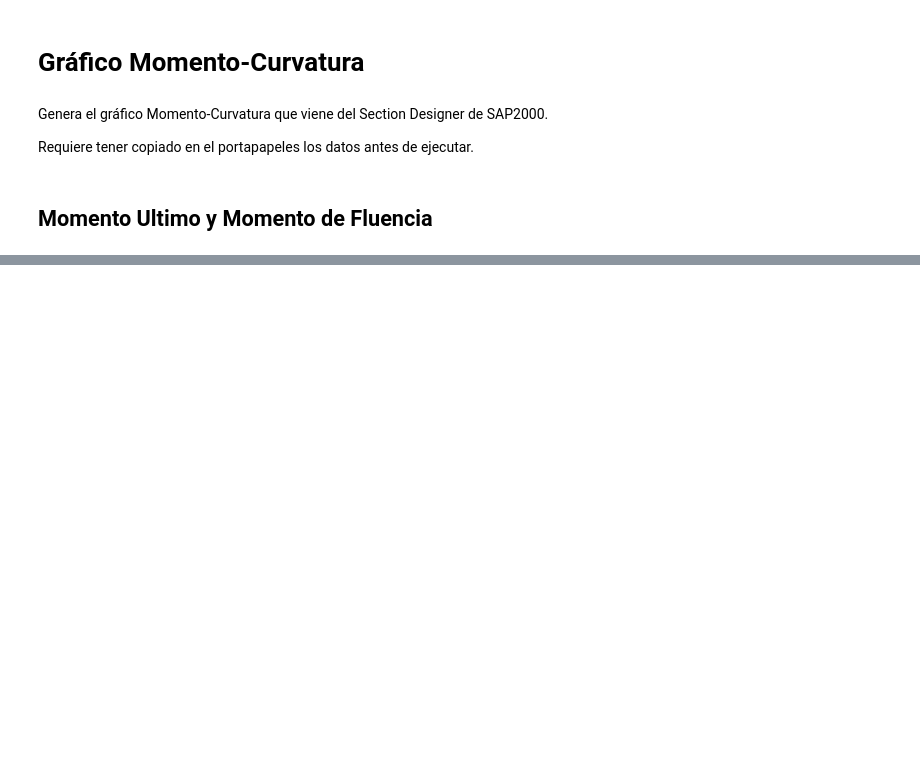
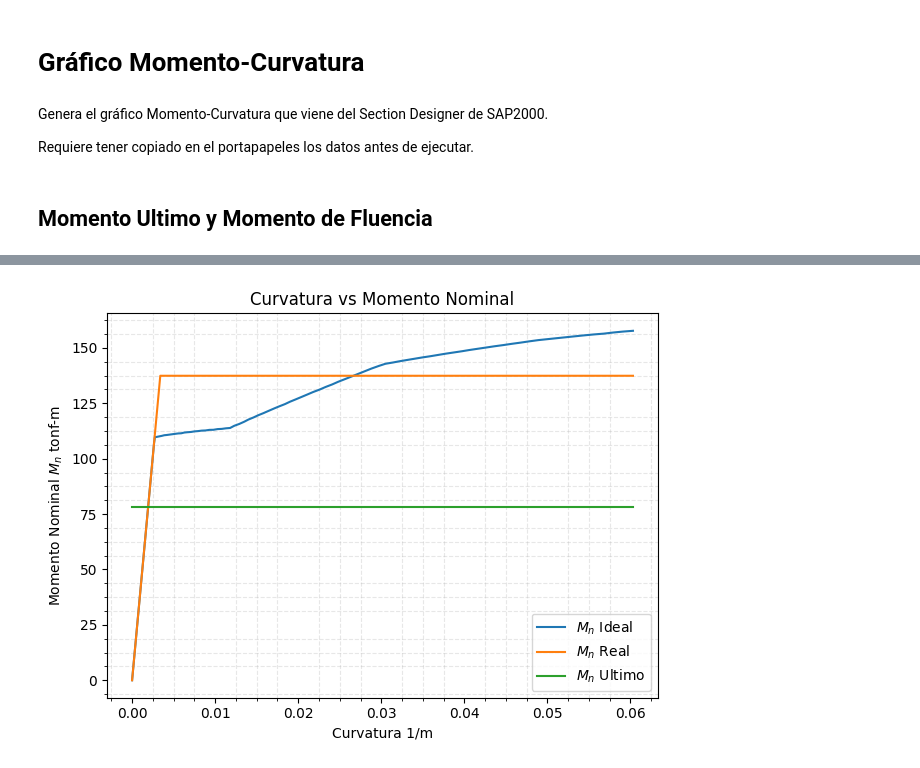
Before and after one commit to fcocarrascob/Notebooks, a Jupyter notebook: notebooks/Hormigon/viga_ACI318.ipynb, the cells around one changed output, grey strips where cells are left out. Drawn from its saved outputs; the diff is of its cells as text; code cells hidden in the pictures; blank space fills up the shorter version.

```diff
--- a/notebooks/Hormigon/viga_ACI318.ipynb
+++ b/notebooks/Hormigon/viga_ACI318.ipynb
@@ -62,25 +65,37 @@ display(tabla)
 # %%
 #grafico de lineas col1 vs col2
 plt.plot(col1, col2, label='col1 vs col2')
 plt.plot(col1, col3, label='col1 vs col3')
 plt.plot(col1, [M_ult]*len(col1), label='Momento Ultimo $M_n$')
 
 #nombre de ejes
 plt.xlabel('Curvatura 1/m')
 plt.ylabel('Momento Nominal $M_n$ tonf-m')
 
 #leyenda personalizada
 plt.legend(['$M_n$ Ideal', '$M_n$ Real', '$M_n$ Ultimo'])
 
 #titulo del grafico
 plt.title('Curvatura vs Momento Nominal')
 
-#limites de los ejes
-plt.xlim(0, max(col1)*1.1)
-plt.ylim(0, max(max(col2), max(col3), M_ult)*1.1)
+#ajustar valores de los ejes
+
+from matplotlib.ticker import MaxNLocator, AutoMinorLocator
+
+ax = plt.gca()
+ax.relim(); ax.autoscale_view()
+ax.xaxis.set_major_locator(MaxNLocator(nbins=8))
+ax.yaxis.set_major_locator(MaxNLocator(nbins=8))
+ax.xaxis.set_minor_locator(AutoMinorLocator(4))
+ax.yaxis.set_minor_locator(AutoMinorLocator(4))
+ax.grid(which='major', alpha=0.7)
+ax.grid(which='minor', alpha=0.3, linestyle='--')
+plt.tight_layout()
 
 #cuadricula
 plt.grid()
 
 #mostrar grafico
 plt.show()
+# %% [output]
+[figure, added]
```
Also changed, not shown: parts of 1 cell of this notebook, 5 other files.
